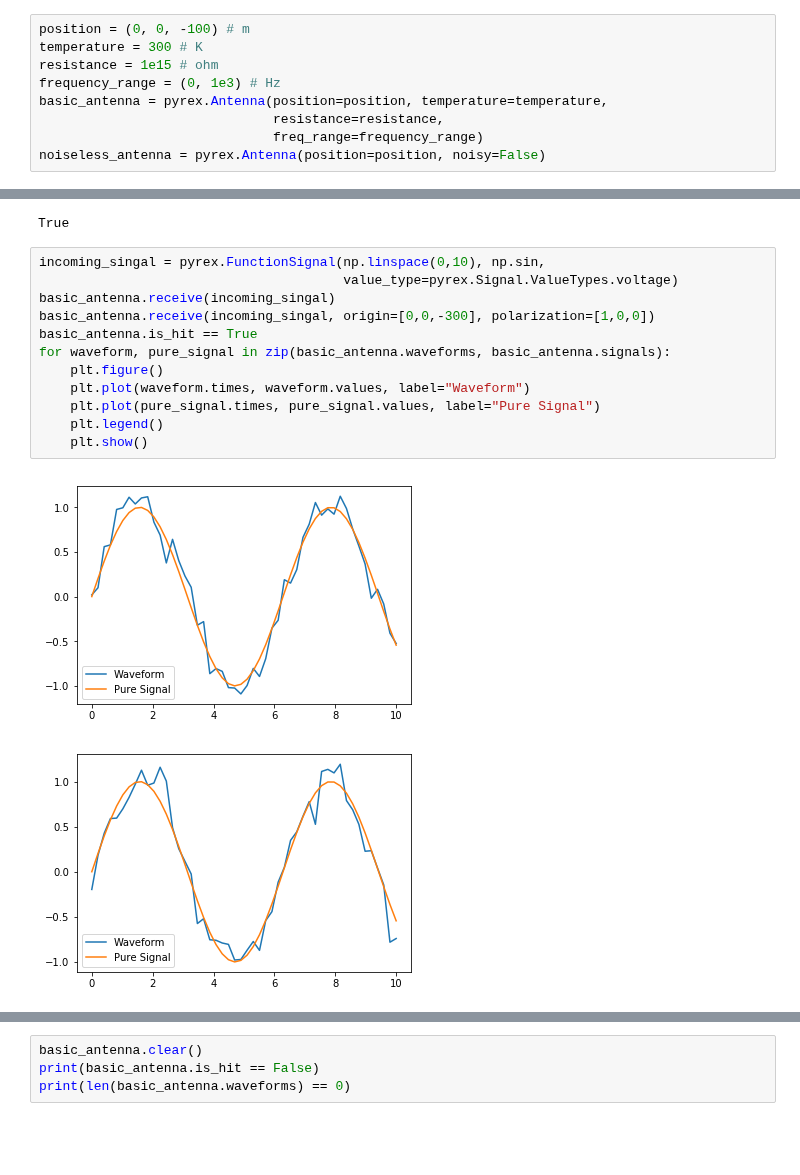
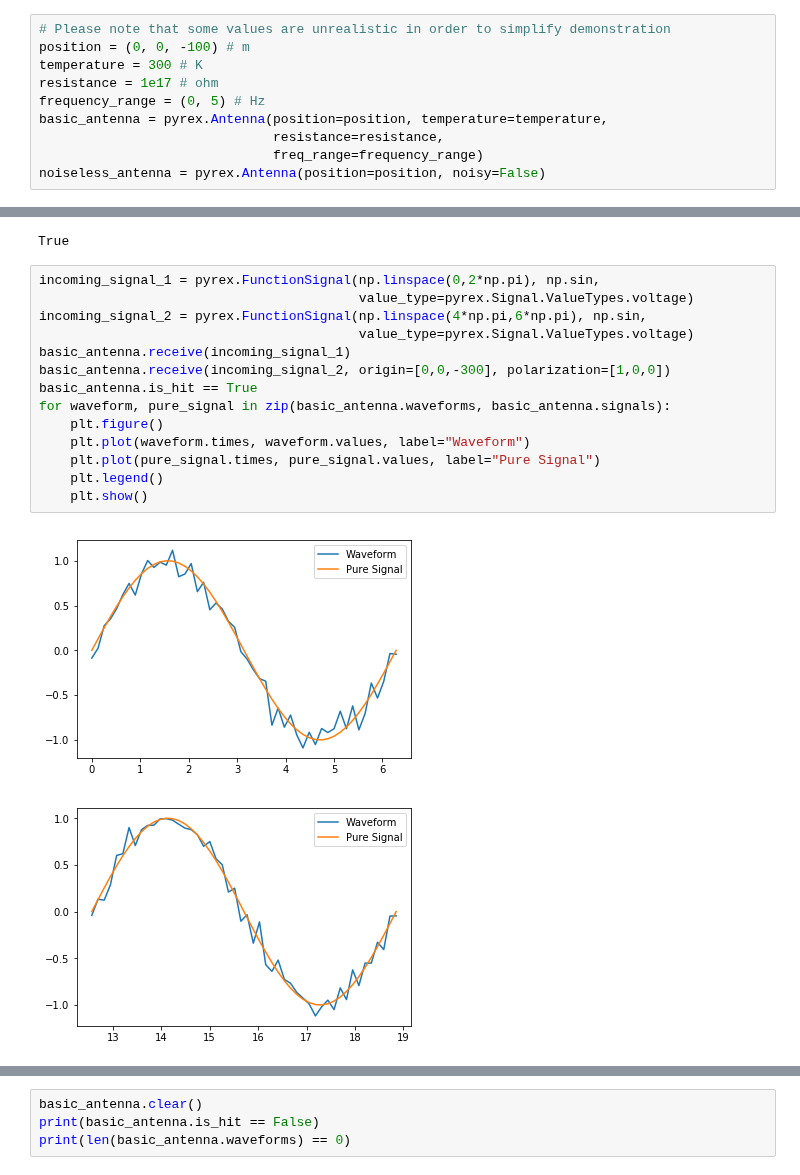
Before and after one commit to bhokansonfasig/pyrex, a Jupyter notebook: Code Examples.ipynb, the cells around one changed output, grey strips where cells are left out. Drawn from its saved outputs; the diff is of its cells as text; blank space fills up the shorter version.

```diff
--- a/Code Examples.ipynb
+++ b/Code Examples.ipynb
@@ -182,10 +182,11 @@ plt.show()
 <a id="antennas"></a>
 # Antenna Class and Subclasses
 # %%
+# Please note that some values are unrealistic in order to simplify demonstration
 position = (0, 0, -100) # m
 temperature = 300 # K
-resistance = 1e15 # ohm
-frequency_range = (0, 1e3) # Hz
+resistance = 1e17 # ohm
+frequency_range = (0, 5) # Hz
 basic_antenna = pyrex.Antenna(position=position, temperature=temperature,
                               resistance=resistance,
                               freq_range=frequency_range)
@@ -214,17 +215,19 @@ print(basic_antenna.trigger(pyrex.Signal([0],[0])) == True)
 # %% [output]
 True
 # %%
-incoming_singal = pyrex.FunctionSignal(np.linspace(0,10), np.sin,
-                                       value_type=pyrex.Signal.ValueTypes.voltage)
-basic_antenna.receive(incoming_singal)
-basic_antenna.receive(incoming_singal, origin=[0,0,-300], polarization=[1,0,0])
+incoming_signal_1 = pyrex.FunctionSignal(np.linspace(0,2*np.pi), np.sin,
+                                         value_type=pyrex.Signal.ValueTypes.voltage)
+incoming_signal_2 = pyrex.FunctionSignal(np.linspace(4*np.pi,6*np.pi), np.sin,
+                                         value_type=pyrex.Signal.ValueTypes.voltage)
+basic_antenna.receive(incoming_signal_1)
+basic_antenna.receive(incoming_signal_2, origin=[0,0,-300], polarization=[1,0,0])
 basic_antenna.is_hit == True
 for waveform, pure_signal in zip(basic_antenna.waveforms, basic_antenna.signals):
     plt.figure()
     plt.plot(waveform.times, waveform.values, label="Waveform")
     plt.plot(pure_signal.times, pure_signal.values, label="Pure Signal")
     plt.legend()
     plt.show()
 # %% [output]
-[figure, old version]
+[figure, new version]
-[figure, old version]
+[figure, new version]
```
Also changed, not shown: parts of 4 cells of this notebook, 7 other files.
